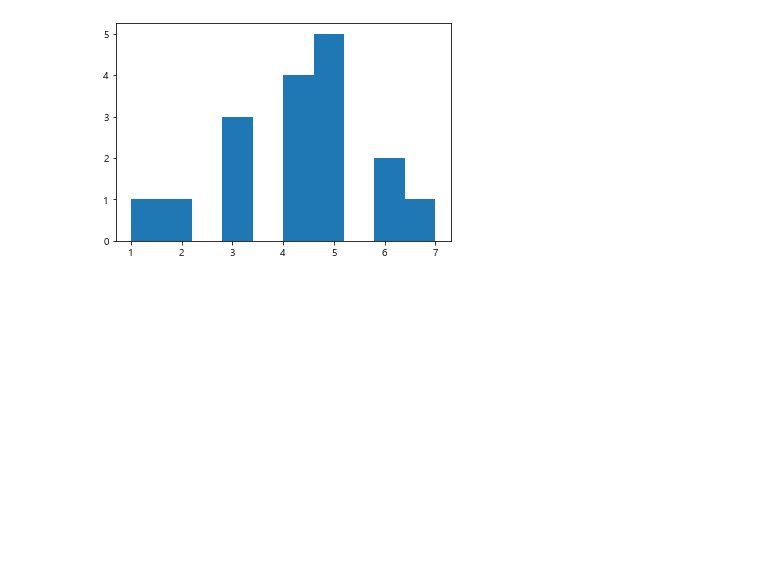
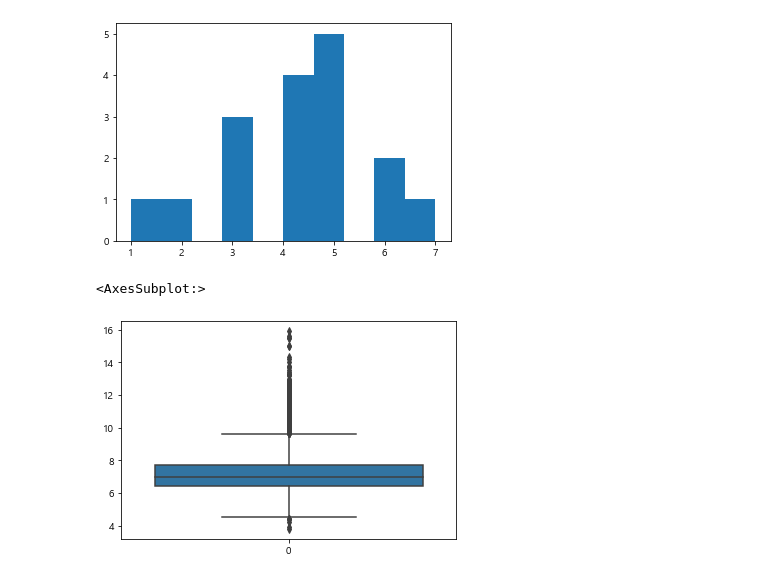
Before and after one commit to eunbin777/StudyAboutML, a Jupyter notebook: DACON_101/와인품질분류Lv1.ipynb, the cells around one changed output. Cells and saved outputs as stored; diff of their text form; code cells hidden in the pictures; blank space fills up the shorter version.

```diff
--- a/DACON_101/와인품질분류Lv1.ipynb
+++ b/DACON_101/와인품질분류Lv1.ipynb
@@ -207,3 +207,10 @@ plt.hist(a)
 plt.show()
 # %% [output]
 [figure]
+# %%
+# 이상치 탐지 방법
+# 대표적인 방법은 IQR(Inter Qunatile Range)로 사분위 값의 편차를 이용하여 이를 boxplot 그래프로 볼 수 있음
+sns.boxplot(data=train['fixed acidity'])
+# %% [output]
+<AxesSubplot:>
+[figure, added]
```
